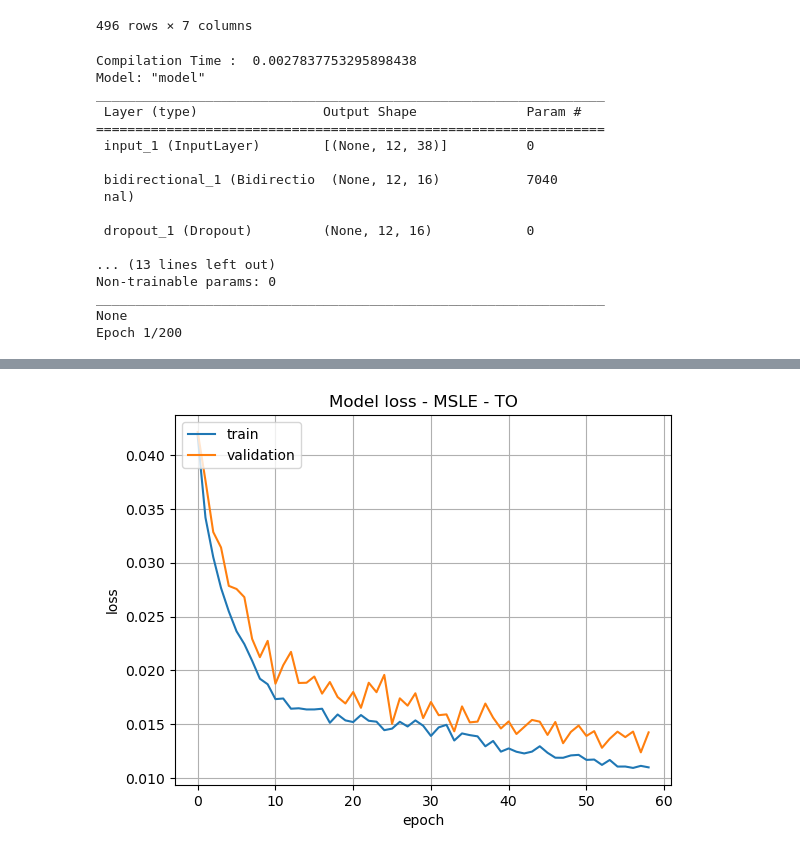
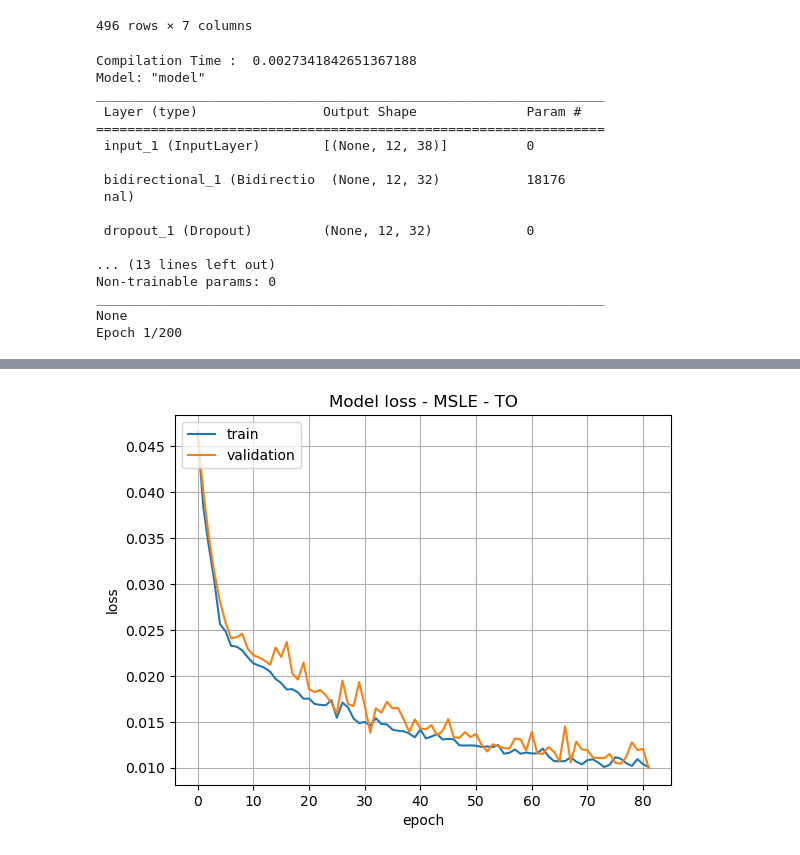
Before and after one commit to AlertaDengue/transfer-learning-forecast, a Jupyter notebook: forecast/train_and_eval.ipynb, the cells around one changed output, grey strips where cells are left out. Cells and saved outputs as stored; diff of their text form; code cells hidden in the pictures.

```diff
--- a/forecast/train_and_eval.ipynb
+++ b/forecast/train_and_eval.ipynb
@@ -50,19 +50,19 @@ FILENAME_DATA = f'../data/dengue_{city}.csv.gz'
 
 end_date = '2023-12-31'
 
-train_dl_model(city, doenca = 'dengue', end_date_train = '2021-12-31', ratio = None , end_date = end_date, plot = True, filename_data = FILENAME_DATA, min_delta = 0.01, label = 't1', lr = 0.0001, epochs = 200)
+train_dl_model(city, doenca = 'dengue', end_date_train = '2021-12-31', hidden = 32, ratio = None , end_date = end_date, plot = True, filename_data = FILENAME_DATA, min_delta = 0.01, label = 't1', lr = 0.0001, epochs = 200)
 # %% [output]
-Compilation Time :  0.0027837753295898438
+Compilation Time :  0.0027341842651367188
 Model: "model"
 _________________________________________________________________
  Layer (type)                Output Shape              Param #
 =================================================================
  input_1 (InputLayer)        [(None, 12, 38)]          0
 
- bidirectional_1 (Bidirectio  (None, 12, 16)           7040
+ bidirectional_1 (Bidirectio  (None, 12, 32)           18176
  nal)
 
- dropout_1 (Dropout)         (None, 12, 16)            0
+ dropout_1 (Dropout)         (None, 12, 32)            0
 
 ... (13 lines left out)
 Non-trainable params: 0
@@ -101 +101 @@ Epoch 59/200
-[figure, old version]
+[figure, new version]
```
Also changed, not shown: parts of 4 cells of this notebook.
